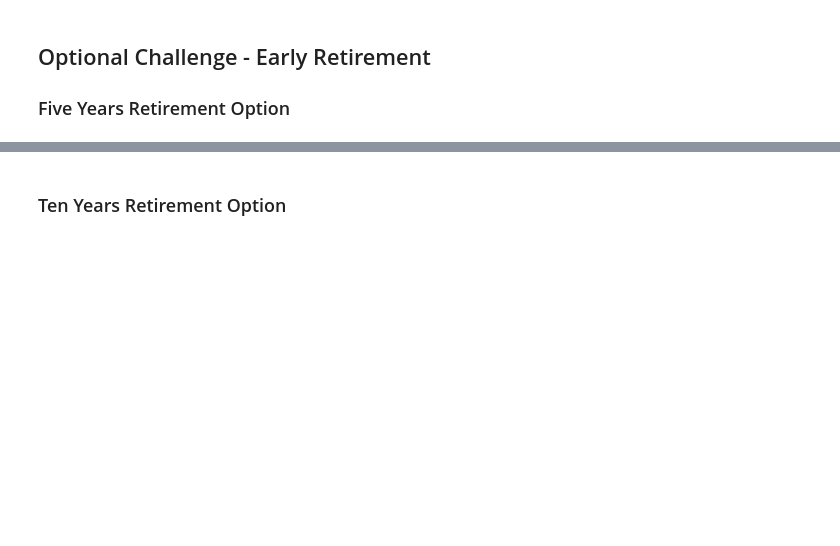
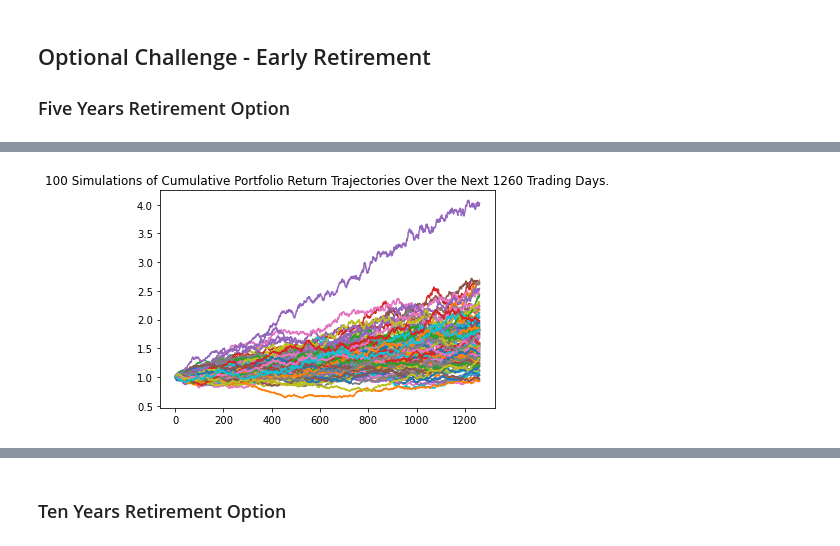
Before and after one commit to majikthise911/API_Financial_Planner, a Jupyter notebook: financial_planner/Instructions/Starter_Code/financial-planner.ipynb, the cells around one changed output, grey strips where cells are left out. Saved outputs shown, nothing was run; the diff lists cells and outputs as text; code cells hidden in the pictures; blank space fills up the shorter version.

```diff
--- a/financial_planner/Instructions/Starter_Code/financial-planner.ipynb
+++ b/financial_planner/Instructions/Starter_Code/financial-planner.ipynb
@@ -361,4 +350,12 @@ There is a 95% chance that an initial investment of $30000.0 in the portfolio ov
 
 
 ### Five Years Retirement Option
+# %%
+# Configuring a Monte Carlo simulation to forecast 5 years cumulative returns
+MC_fiveyear = MCSimulation( #create a Monte Carlo simulation object
+    portfolio_data = df_stock_history,
+    weights= [.4, .6],
+    num_simulation = 100,
+    num_trading_days= 252*5,
+)
 # %%
@@ -370,5 +388,7 @@ There is a 95% chance that an initial investment of $30000.0 in the portfolio ov
 # %%
 # Plot simulation outcomes
-# YOUR CODE HERE!
+line_plot_5year = MC_fiveyear.plot_simulation()
+# %% [output]
+[figure, added]
 # %%
 # Plot probability distribution and confidence intervals
```
Also changed, not shown: parts of 23 cells of this notebook, 4 other files.
